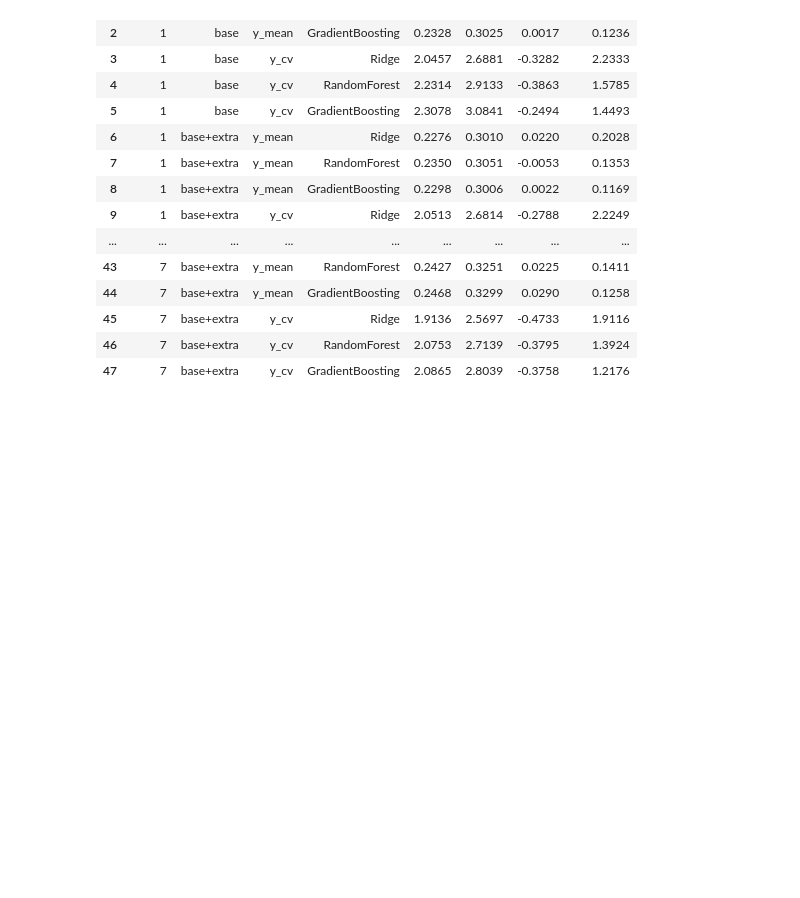
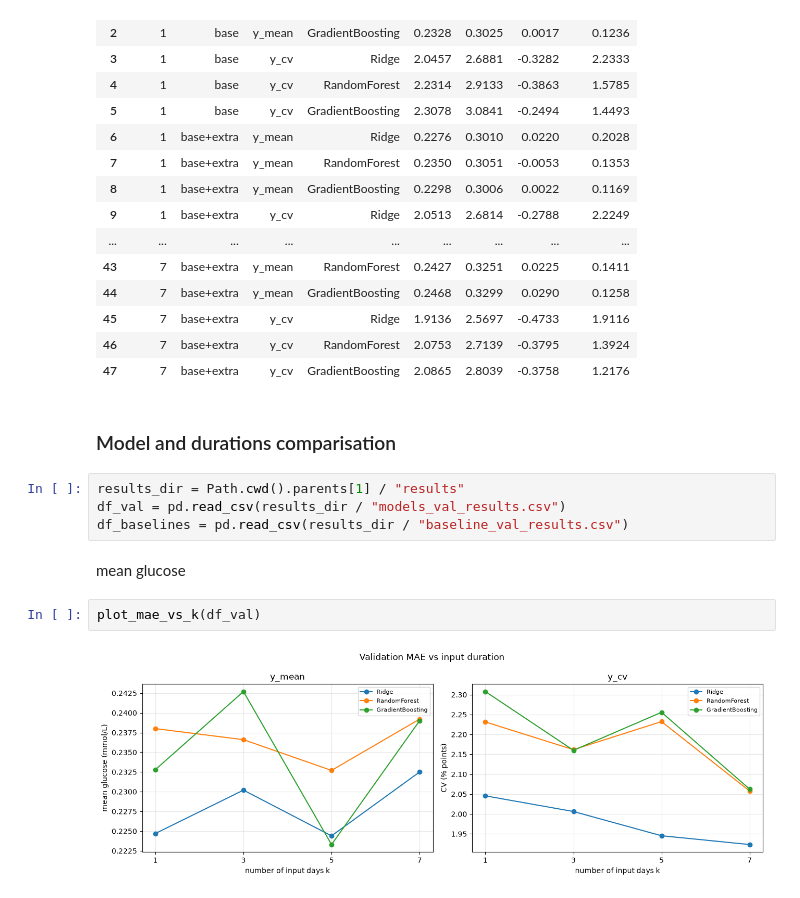
Before and after one commit to isaureimb/MLproject2, a Jupyter notebook: notebooks/Results.ipynb, the cells around one changed output. Saved outputs shown, nothing was run; the diff lists cells and outputs as text; blank space fills up the shorter version.

Commit message:
model perf visu

```diff
--- a/notebooks/Results.ipynb
+++ b/notebooks/Results.ipynb
@@ -89,3 +95,15 @@ Résultats sauvegardés dans /Users/isaureimberton/Documents/EPFL/machine_Learni
 | 45 | 7 | base+extra | y_cv | Ridge | 1.9136 | 2.5697 | -0.4733 | 1.9116 |
 | 46 | 7 | base+extra | y_cv | RandomForest | 2.0753 | 2.7139 | -0.3795 | 1.3924 |
 | 47 | 7 | base+extra | y_cv | GradientBoosting | 2.0865 | 2.8039 | -0.3758 | 1.2176 |
+# %% [markdown]
+### Model and durations comparisation
+# %%
+results_dir = Path.cwd().parents[1] / "results"
+df_val = pd.read_csv(results_dir / "models_val_results.csv")
+df_baselines = pd.read_csv(results_dir / "baseline_val_results.csv")
+# %% [markdown]
+mean glucose
+# %%
+plot_mae_vs_k(df_val)
+# %% [output]
+[figure, added]
```
Also changed, not shown: parts of 7 cells of this notebook, 3 other files.
